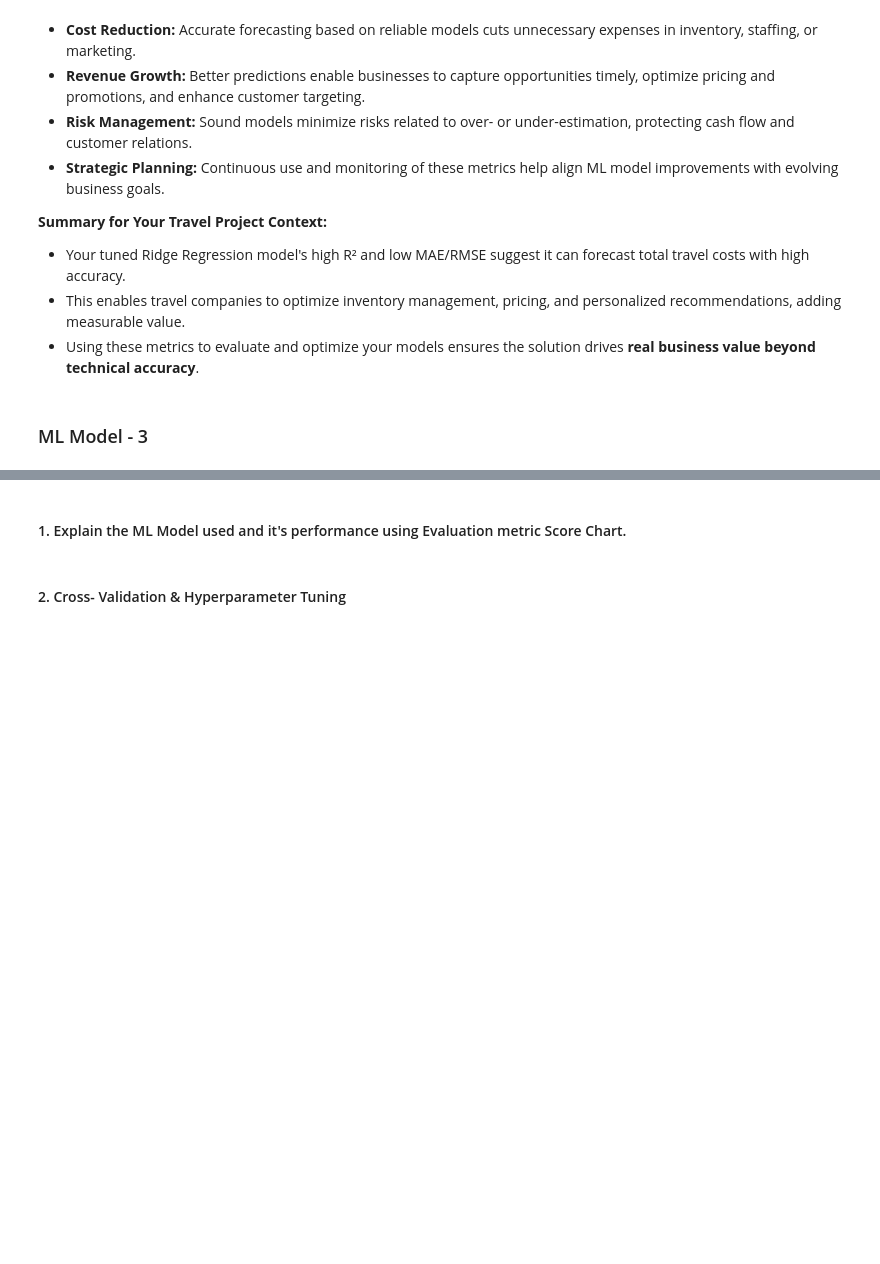
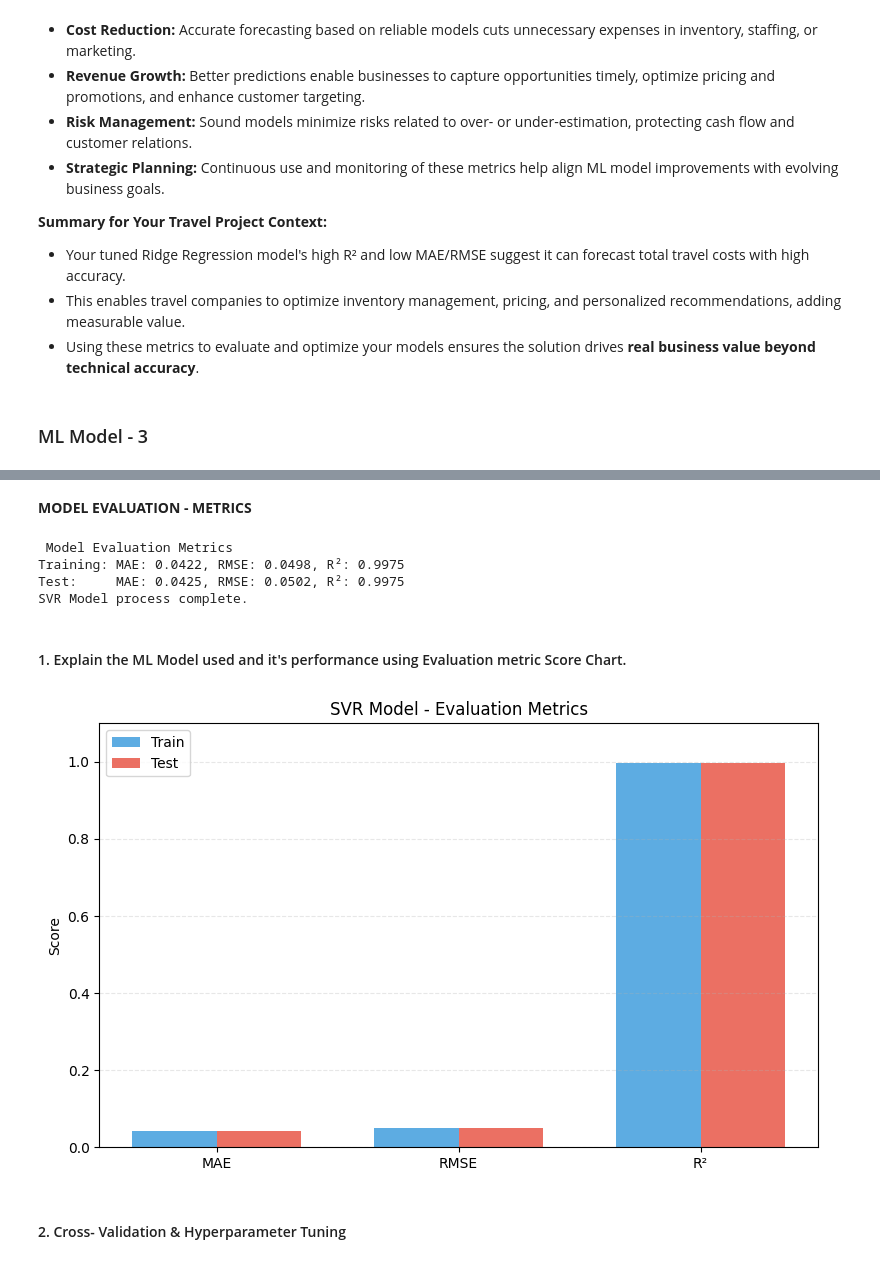
Before and after one commit to Rohan1-tech/Airbnb-Booking-Data-Analysis, a Jupyter notebook: Productionization_of_ML_Systems_1_.ipynb, the cells around one changed output, grey strips where cells are left out. Cells and saved outputs as stored; diff of their text form; code cells hidden in the pictures; blank space fills up the shorter version.

```diff
--- a/Productionization_of_ML_Systems_1_.ipynb
+++ b/Productionization_of_ML_Systems_1_.ipynb
@@ -3701,2 +3644,26 @@ SVR Model process complete.
+# %% [markdown]
+**MODEL EVALUATION - METRICS**
+# %%
+# Evaluation Model
+
+
+train_mae = mean_absolute_error(y_train, y_train_pred)
+train_rmse = np.sqrt(mean_squared_error(y_train, y_train_pred))
+train_r2 = r2_score(y_train, y_train_pred)
+
+test_mae = mean_absolute_error(y_test, y_test_pred)
+test_rmse = np.sqrt(mean_squared_error(y_test, y_test_pred))
+test_r2 = r2_score(y_test, y_test_pred)
+
+print('\n Model Evaluation Metrics ')
+print(f"Training: MAE: {train_mae:.4f}, RMSE: {train_rmse:.4f}, R²: {train_r2:.4f}")
+print(f"Test:     MAE: {test_mae:.4f}, RMSE: {test_rmse:.4f}, R²: {test_r2:.4f}")
+
+print('SVR Model process complete.')
+# %% [output]
+ Model Evaluation Metrics
+Training: MAE: 0.0422, RMSE: 0.0498, R²: 0.9975
+Test:     MAE: 0.0425, RMSE: 0.0502, R²: 0.9975
+SVR Model process complete.
 # %% [markdown]
 #### 1. Explain the ML Model used and it's performance using Evaluation metric Score Chart.
@@ -3705,2 +3670,29 @@ SVR Model process complete.
+# %%
+# Visualizing evaluation Metric Score chart
+
+# Model Evaluation Scores
+metrics = ['MAE', 'RMSE', 'R²']
+train_scores = [0.0422, 0.0498, 0.9975]
+test_scores = [0.0425, 0.0502, 0.9975]
+
+x = np.arange(len(metrics))
+width = 0.35
+
+plt.figure(figsize=(8, 5))
+
+plt.bar(x - width/2, train_scores, width, label='Train', color='#3498db', alpha=0.8)
+plt.bar(x + width/2, test_scores, width, label='Test', color='#e74c3c', alpha=0.8)
+
+plt.xticks(x, metrics)
+plt.ylabel('Score')
+plt.title('SVR Model - Evaluation Metrics')
+plt.legend()
+plt.grid(axis='y', linestyle='--', alpha=0.3)
+plt.ylim(0, 1.1)
+
+plt.tight_layout()
+plt.show()
+# %% [output]
+[figure, added]
 # %% [markdown]
 #### 2. Cross- Validation & Hyperparameter Tuning
```
Also changed, not shown: parts of 14 cells of this notebook.
